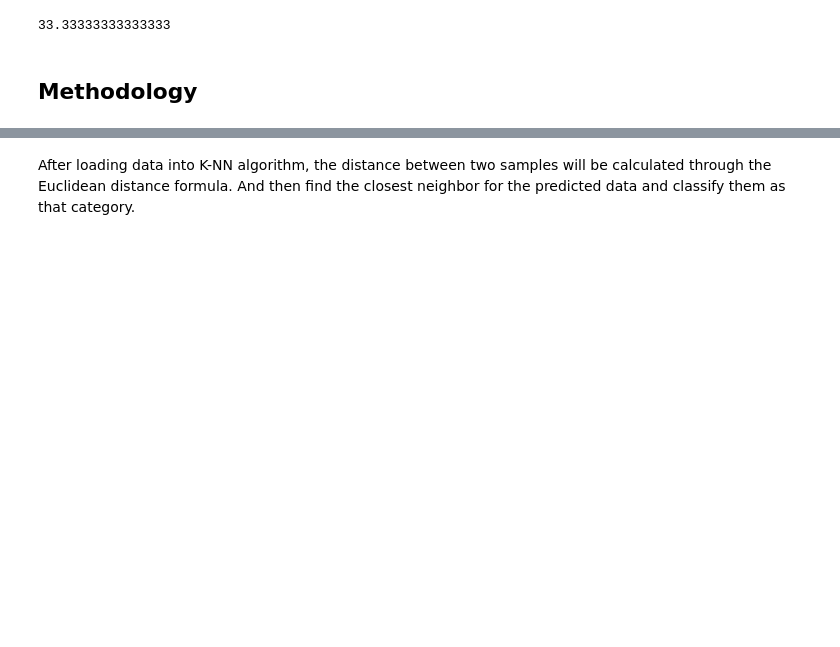
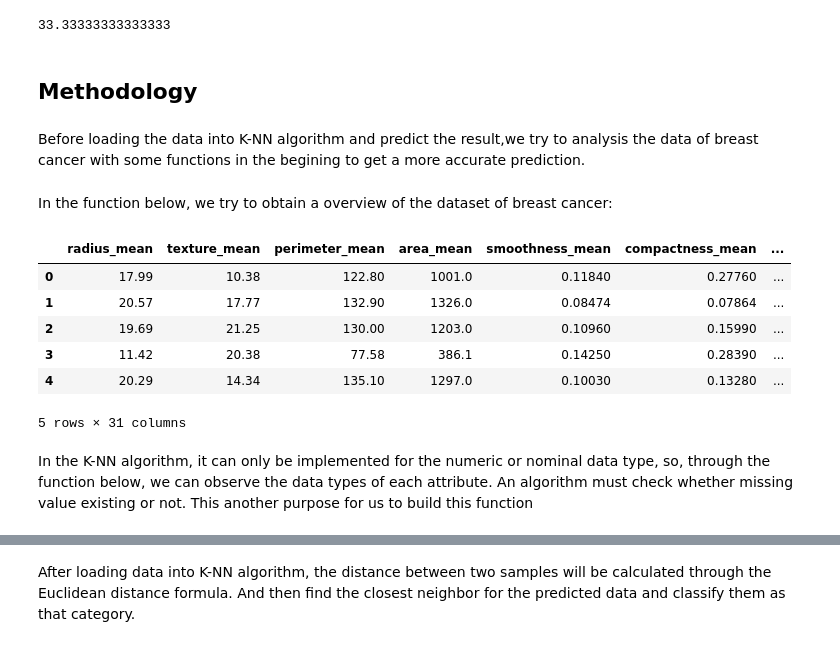
Before and after one commit to HaozheTong/UTS_ML_2019_SID13019841_ASSIGNMENT_2, a Jupyter notebook: 31005 Assignment-2.ipynb, the cells around one changed output, grey strips where cells are left out. Cells and saved outputs as stored; diff of their text form; code cells hidden in the pictures; blank space fills up the shorter version.

```diff
--- a/31005 Assignment-2.ipynb
+++ b/31005 Assignment-2.ipynb
@@ -152,3 +160,5 @@ print(accuracy)
 33.33333333333333
 # %% [markdown]
 ## Methodology
+# %% [markdown]
+Before loading the data into K-NN algorithm and predict the result,we try to analysis the data of breast cancer with some functions in the begining to get a more accurate prediction.
@@ -154,0 +172,16 @@ print(accuracy)
+# %%
+filename = pd.read_csv('data1.csv')
+# %% [markdown]
+In the function below, we try to obtain a overview of the dataset of breast cancer:
+# %%
+filename.head()
+# %% [output]
+|  | radius_mean | texture_mean | perimeter_mean | area_mean | smoothness_mean | compactness_mean | ... |
+| 0 | 17.99 | 10.38 | 122.80 | 1001.0 | 0.11840 | 0.27760 | ... |
+| 1 | 20.57 | 17.77 | 132.90 | 1326.0 | 0.08474 | 0.07864 | ... |
+| 2 | 19.69 | 21.25 | 130.00 | 1203.0 | 0.10960 | 0.15990 | ... |
+| 3 | 11.42 | 20.38 | 77.58 | 386.1 | 0.14250 | 0.28390 | ... |
+| 4 | 20.29 | 14.34 | 135.10 | 1297.0 | 0.10030 | 0.13280 | ... |
+5 rows × 31 columns
+# %% [markdown]
+In the K-NN algorithm, it can only be implemented for the numeric or nominal data type, so, through the function below, we can observe the data types of each attribute. An algorithm must check whether missing value existing or not. This another purpose for us to build this function
```
Also changed, not shown: parts of 33 cells of this notebook.
